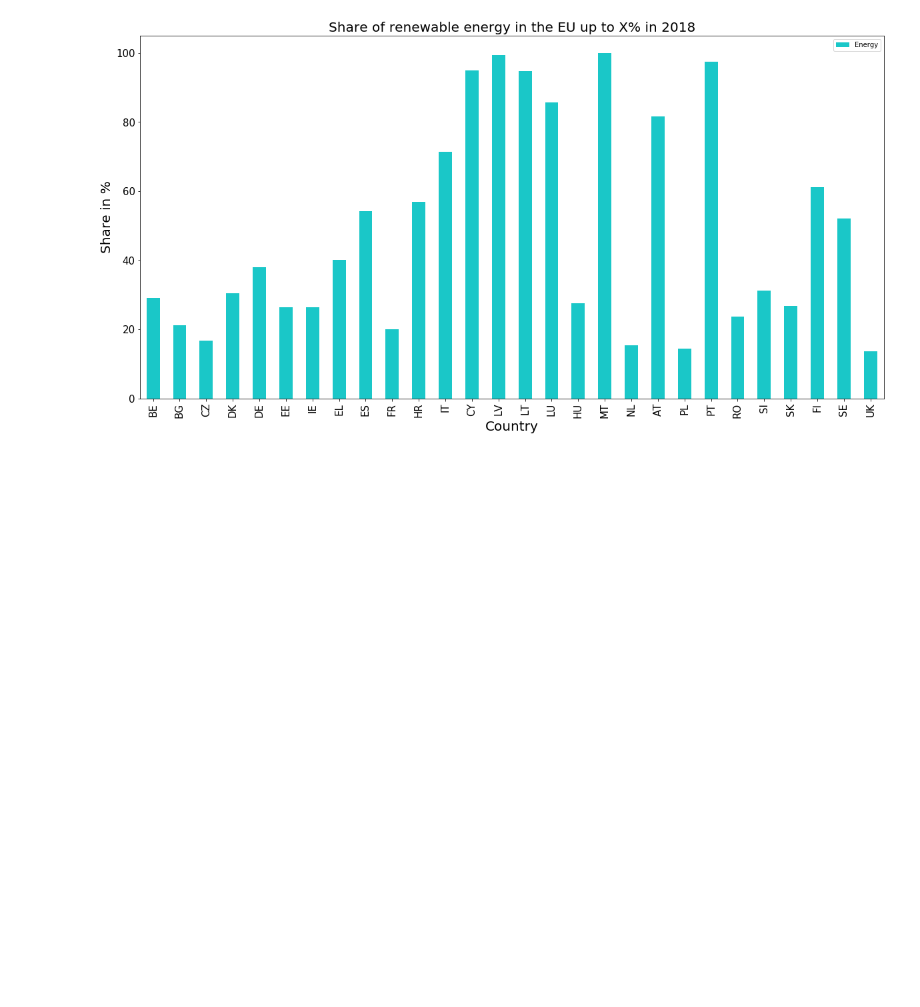
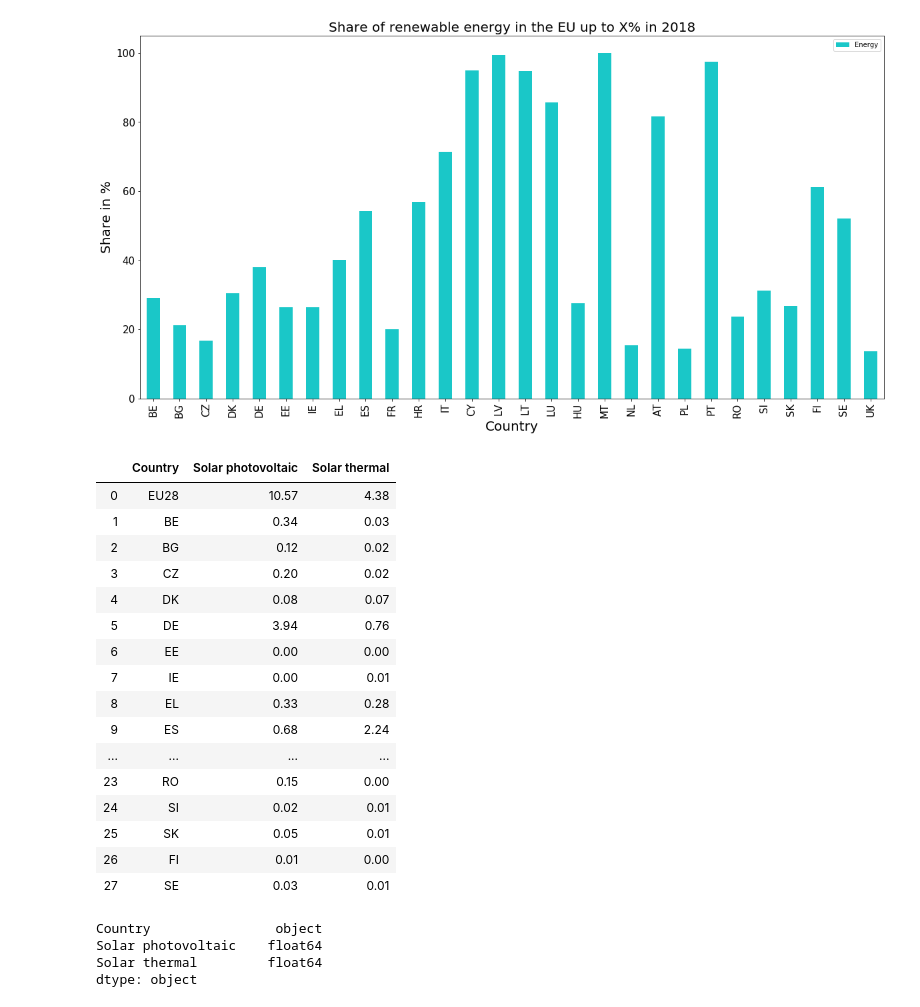
Before and after one commit to nlygar/renewable-energy-eu-statistics, a Jupyter notebook: Untitled1.ipynb, the cells around one changed output. Drawn from its saved outputs; the diff is of its cells as text; code cells hidden in the pictures; blank space fills up the shorter version.

```diff
--- a/Untitled1.ipynb
+++ b/Untitled1.ipynb
@@ -442,3 +442,44 @@ ax.set_ylabel('Share in %', fontsize = 20) #ylabel
 # %% [output]
 Text(0, 0.5, 'Share in %')
 [figure]
+# %%
+numbersheets = 28
+solar_results = pd.DataFrame({'Country':range(numbersheets),
+                           'Solar photovoltaic':range(numbersheets),
+                           'Solar thermal':range(numbersheets)})
+
+startsheet = 2
+year = 2018
+yearindex = year-1990+3
+for i in range(numbersheets):
+    data= pd.read_excel('data/countrydatasheets_march_2020.xlsx', sheet_name=i+startsheet)
+    solar_results.iloc[i,0]=data.iloc[4,3]   # coutry name
+    solar_results.iloc[i,1]= data.iloc[23,yearindex]
+    solar_results.iloc[i,2]= data.iloc[24,yearindex]
+
+solar_results
+# %% [output]
+|  | Country | Solar photovoltaic | Solar thermal |
+| 0 | EU28 | 10.57 | 4.38 |
+| 1 | BE | 0.34 | 0.03 |
+| 2 | BG | 0.12 | 0.02 |
+| 3 | CZ | 0.20 | 0.02 |
+| 4 | DK | 0.08 | 0.07 |
+| 5 | DE | 3.94 | 0.76 |
+| 6 | EE | 0.00 | 0.00 |
+| 7 | IE | 0.00 | 0.01 |
+| 8 | EL | 0.33 | 0.28 |
+| 9 | ES | 0.68 | 2.24 |
+| ... | ... | ... | ... |
+| 23 | RO | 0.15 | 0.00 |
+| 24 | SI | 0.02 | 0.01 |
+| 25 | SK | 0.05 | 0.01 |
+| 26 | FI | 0.01 | 0.00 |
+| 27 | SE | 0.03 | 0.01 |
+# %%
+solar_results.dtypes
+# %% [output]
+Country                object
+Solar photovoltaic    float64
+Solar thermal         float64
+dtype: object
```
Also changed, not shown: parts of 1 cell of this notebook, 18 other files.
